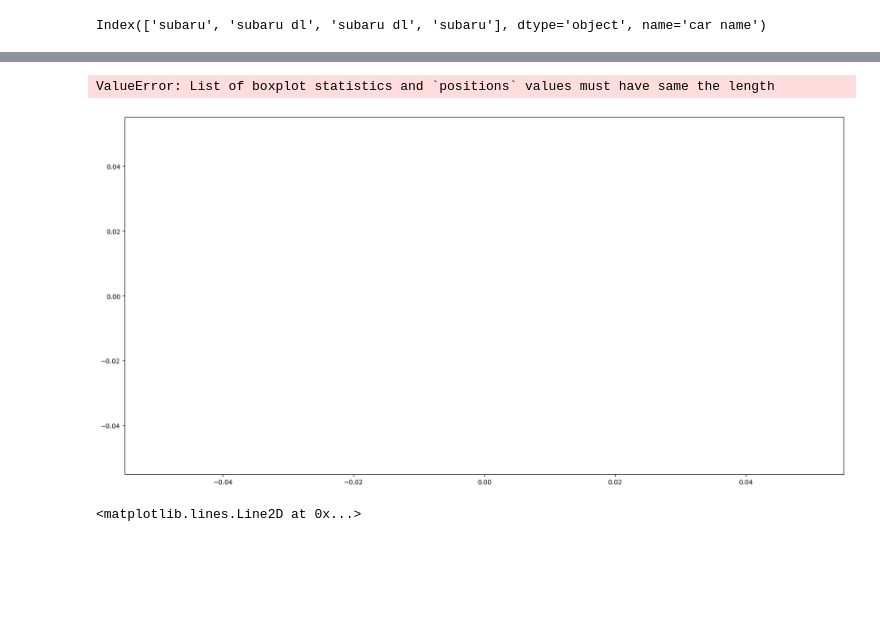
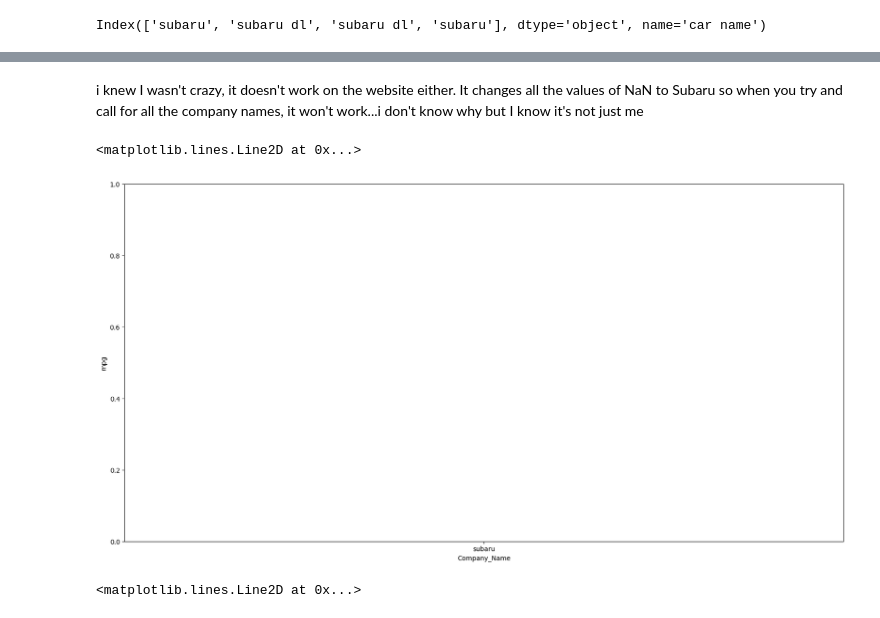
Before and after one commit to UUCompSci/mw-data-respository, a Jupyter notebook: sandbox.ipynb, the cells around one changed output, grey strips where cells are left out. Drawn from its saved outputs; the diff is of its cells as text; code cells hidden in the pictures; blank space fills up the shorter version.

Commit message:
There are problems I don't know how to solve

```diff
--- a/sandbox.ipynb
+++ b/sandbox.ipynb
@@ -237,3 +239,5 @@ data['Company_Name'] = data['Company_Name'].replace('mercedes','mercedes-benz')
 data['Company_Name'] = data['Company_Name'].replace('nissan','datsun')
 data['Company_Name'] = data['Company_Name'].replace('capri','ford')
 data['Company_Name'] = data['Company_Name'].replace(['chevroelt','chevy'],'chevrolet')
+
+data['Company_Name'].fillna(value = 'subaru',inplace=True)
@@ -240,14 +270,16 @@ data['Company_Name'] = data['Company_Name'].replace(['chevroelt','chevy'],'chevr
+# %% [markdown]
+i knew I wasn't crazy, it doesn't work on the website either. It changes all the values of NaN to Subaru so when you try and call for all the company names, it won't work...i don't know why but I know it's not just me
 # %%
 var = 'Company_Name'
-data_plt = pd.concat([data_scale['mpg'], data[var]], axis=1)
+data_plt = pd.concat([data['mpg'], data[var]], axis=1)
 f, ax = plt.subplots(figsize=(20,10))
 fig = sns.boxplot(x=var, y="mpg", data=data_plt)
 fig.set_xticklabels(ax.get_xticklabels())
 fig.axis(ymin=0, ymax=1)
-plt.axhline(data_scale.mpg.mean(),color='r',linestyle='dashed',linewidth=2)
+plt.axhline(data.mpg.mean(),color='r',linestyle='dashed',linewidth=2)
 # %% [output]
-ValueError: List of boxplot statistics and `positions` values must have same the length
+<matplotlib.lines.Line2D at 0x...>
-[figure, old version]
+[figure, new version]
 # %%
 var = 'Country_code'
 data_plt = pd.concat([data_scale['mpg'], data_scale[var]], axis=1)
```
Also changed, not shown: parts of 6 cells of this notebook.
